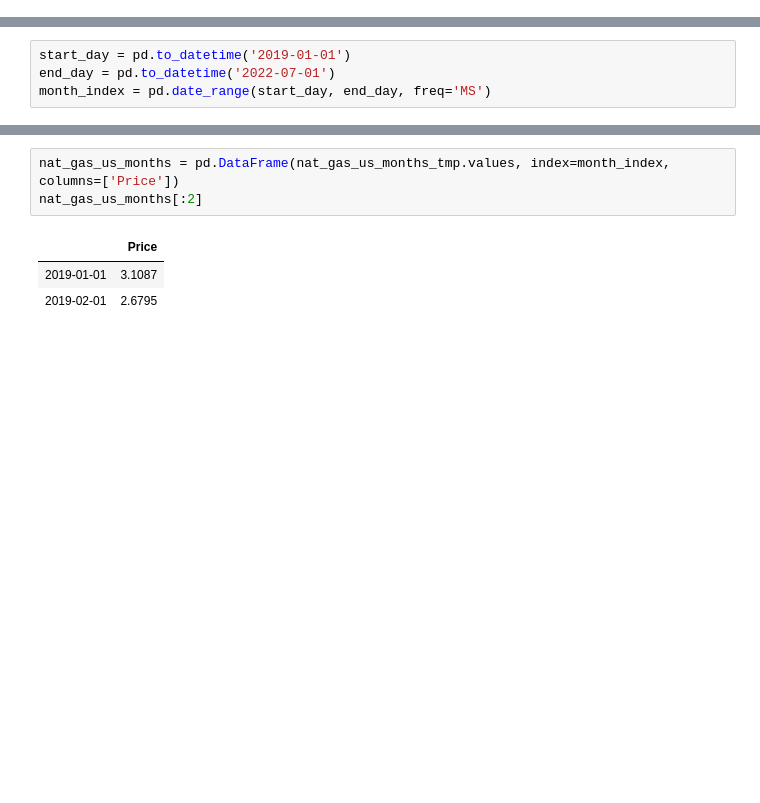
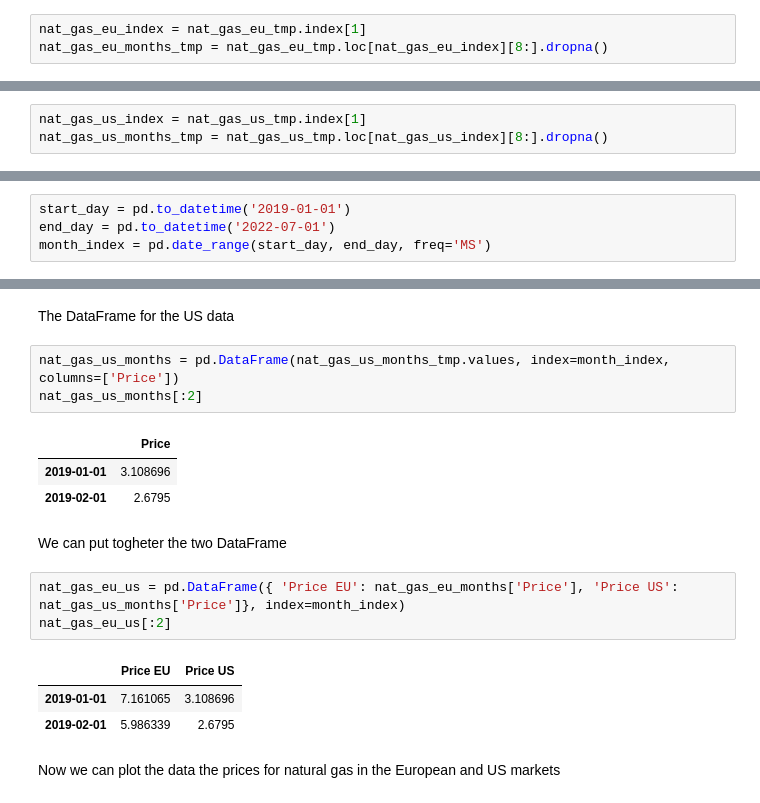
Before and after one commit to luigiselmi/datascience, a Jupyter notebook: python/intro_to_pandas.ipynb, the cells around one changed output, grey strips where cells are left out. Saved outputs shown, nothing was run; the diff lists cells and outputs as text; blank space fills up the shorter version.

Commit message:
natural gas prices eu and us

```diff
--- a/python/intro_to_pandas.ipynb
+++ b/python/intro_to_pandas.ipynb
@@ -198,0 +202,3 @@ array([7.16106495279494, 5.986338560044779, 5.197180073252349],
+# %%
+nat_gas_eu_index = nat_gas_eu_tmp.index[1]
+nat_gas_eu_months_tmp = nat_gas_eu_tmp.loc[nat_gas_eu_index][8:].dropna()
@@ -211,0 +215,3 @@ array([3.10869565217391, 2.6795, 2.80333333333333], dtype=object)
+# %%
+nat_gas_us_index = nat_gas_us_tmp.index[1]
+nat_gas_us_months_tmp = nat_gas_us_tmp.loc[nat_gas_us_index][8:].dropna()
@@ -223,10 +233,23 @@ nat_gas_eu_months[:2]
+# %% [markdown]
+The DataFrame for the US data
 # %%
 nat_gas_us_months = pd.DataFrame(nat_gas_us_months_tmp.values, index=month_index, columns=['Price'])
 nat_gas_us_months[:2]
 # %% [output]
 |  | Price |
-| 2019-01-01 | 3.1087 |
+| 2019-01-01 | 3.108696 |
 | 2019-02-01 | 2.6795 |
+# %% [markdown]
+We can put togheter the two DataFrame
+# %%
+nat_gas_eu_us = pd.DataFrame({ 'Price EU': nat_gas_eu_months['Price'], 'Price US': nat_gas_us_months['Price']}, index=month_index)
+nat_gas_eu_us[:2]
+# %% [output]
+|  | Price EU | Price US |
+| 2019-01-01 | 7.161065 | 3.108696 |
+| 2019-02-01 | 5.986339 | 2.6795 |
+# %% [markdown]
+Now we can plot the data the prices for natural gas in the European and US markets
 # %%
 fig = plt.figure(figsize=(12, 6))
 ax = fig.add_subplot()
```
Also changed, not shown: parts of 17 cells of this notebook.
